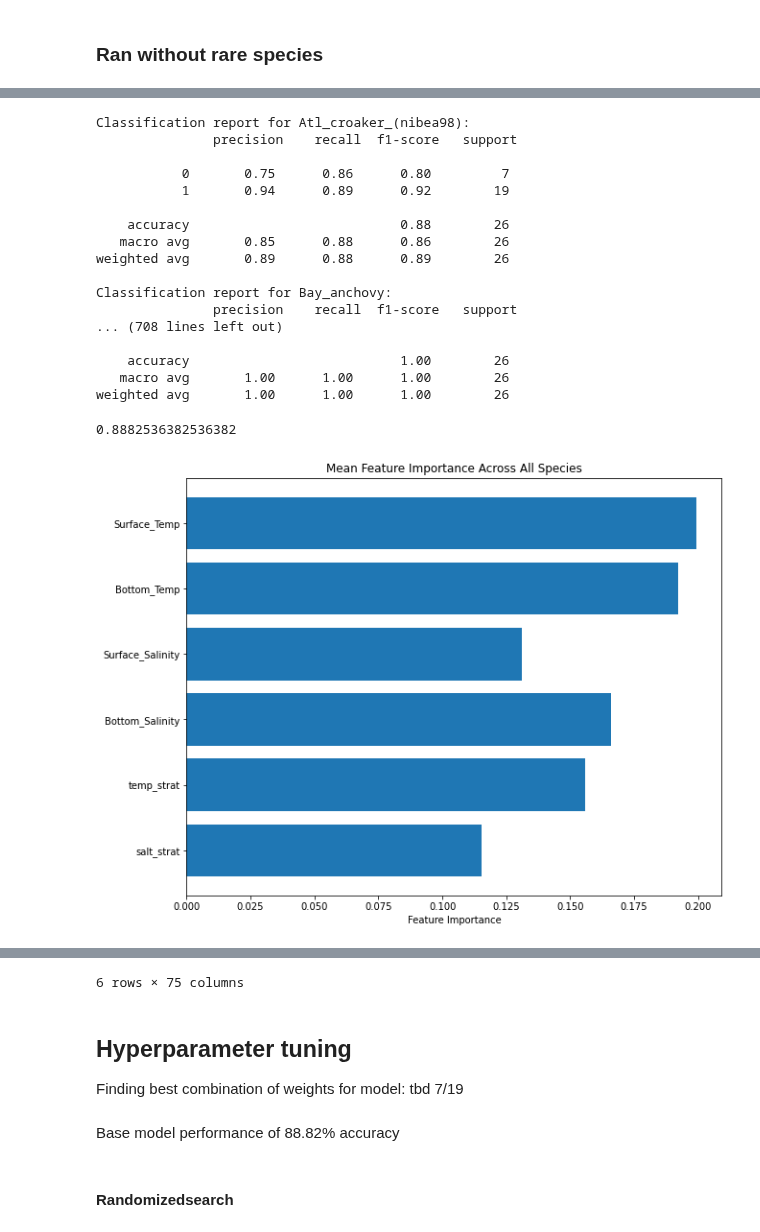
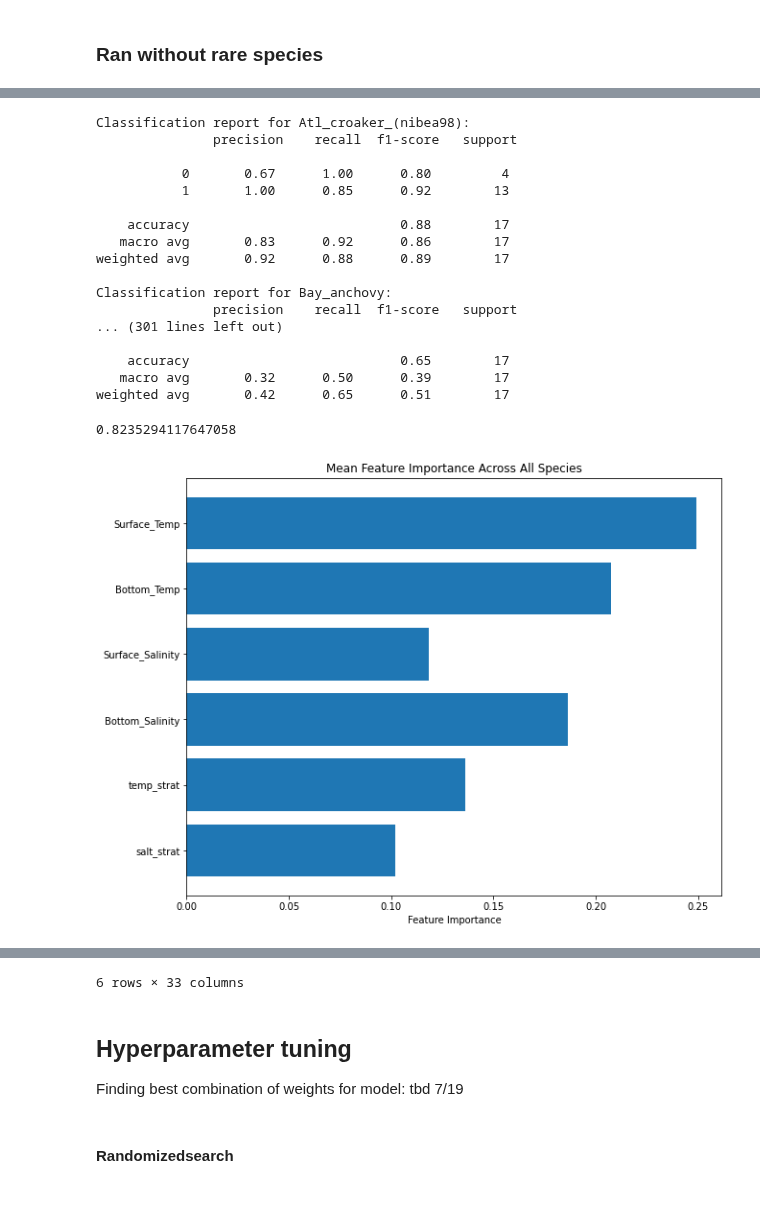
Before and after one commit to henrysun9074/fishics, a Jupyter notebook: models/q2a_joint.ipynb, the cells around one changed output, grey strips where cells are left out. Saved outputs shown, nothing was run; the diff lists cells and outputs as text; code cells hidden in the pictures; blank space fills up the shorter version.

```diff
--- a/models/q2a_joint.ipynb
+++ b/models/q2a_joint.ipynb
@@ -168,12 +168,7 @@ import numpy as np
 import warnings
 warnings.filterwarnings("ignore")
 
-# features = ml_df[['Surface_Temp','Bottom_Temp','Surface_Salinity','Bottom_Salinity','temp_strat','salt_strat']]
-
-## temp only
-# features = ml_df[['Surface_Temp']]
-## salt only
-features = ml_df[['Surface_Salinity','Bottom_Salinity','salt_strat', 'Surface_Temp','Bottom_Temp','temp_strat','date_numeric']]
+features = ml_df[['Surface_Salinity','Bottom_Salinity','salt_strat', 'Surface_Temp','Bottom_Temp','temp_strat']]
 
 labels = ml_df.loc[:,'Atl_croaker_(nibea98)':'Atl_salmon'].applymap(lambda x: 1 if x > 0 else 0)
 
@@ -284,17 +264,19 @@ filtered_ml_df
 import warnings
 warnings.filterwarnings("ignore")
 
-features = ml_df[['Surface_Temp','Bottom_Temp','Surface_Salinity','Bottom_Salinity','temp_strat','salt_strat']]
+features = filtered_ml_df[['Surface_Temp','Bottom_Temp','Surface_Salinity','Bottom_Salinity','temp_strat','salt_strat']]
 ## with date
 # features = ml_df[['Surface_Salinity','Bottom_Salinity','salt_strat', 'Surface_Temp','Bottom_Temp','temp_strat','date_numeric']]
 
-labels = ml_df.loc[:,'Atl_croaker_(nibea98)':'Atl_salmon'].applymap(lambda x: 1 if x > 0 else 0)
+labels = filtered_ml_df.loc[:,'Atl_croaker_(nibea98)':'Winter_or_Yellowtail_flounder'].applymap(lambda x: 1 if x > 0 else 0)
 
 # Split the data into training and testing sets
-X_train, X_test, y_train, y_test = train_test_split(features, labels, test_size=0.3, random_state=42)
+X_train, X_test, y_train, y_test = train_test_split(features, labels, test_size=0.2, random_state=42)
 
 # Initialize and train the multi-output Random Forest classifier
-rf_classifier = MultiOutputClassifier(RandomForestClassifier(n_estimators=100, random_state=42))
+rf_classifier = MultiOutputClassifier(RandomForestClassifier(n_estimators=100, random_state=42
+                                                            , min_samples_split=5, min_samples_leaf= 2, max_depth=None, bootstrap=True
+                                                             ))
 rf_classifier.fit(X_train, y_train)
 
 # Predict on the test set
@@ -326,40 +308,40 @@ average_accuracy
 Classification report for Atl_croaker_(nibea98):
                precision    recall  f1-score   support
 
-           0       0.75      0.86      0.80         7
-           1       0.94      0.89      0.92        19
+           0       0.67      1.00      0.80         4
+           1       1.00      0.85      0.92        13
 
-    accuracy                           0.88        26
-   macro avg       0.85      0.88      0.86        26
-weighted avg       0.89      0.88      0.89        26
+    accuracy                           0.88        17
+   macro avg       0.83      0.92      0.86        17
+weighted avg       0.92      0.88      0.89        17
 
 Classification report for Bay_anchovy:
                precision    recall  f1-score   support
-... (708 lines left out)
+... (301 lines left out)
 
-    accuracy                           1.00        26
-   macro avg       1.00      1.00      1.00        26
-weighted avg       1.00      1.00      1.00        26
+    accuracy                           0.65        17
+   macro avg       0.32      0.50      0.39        17
+weighted avg       0.42      0.65      0.51        17
-0.8882536382536382
+0.8235294117647058
 # %%
 
 feature_importance_df = pd.DataFrame() # type: ignore
 for i, species in enumerate(labels.columns):
     importances = rf_classifier.estimators_[i].feature_importances_
     feature_importance_df[species] = importances
 
 # Calculate mean feature importance across all species
 feature_importance_df['mean_importance'] = feature_importance_df.mean(axis=1)
 
 # # Plot feature importances
 plt.figure(figsize=(10, 8))
 plt.barh(features.columns, feature_importance_df['mean_importance'])
 plt.xlabel('Feature Importance')
 plt.title('Mean Feature Importance Across All Species')
 plt.gca().invert_yaxis()
 plt.show()
 importances
-feature_importance_df
+# feature_importance_df
 # %% [output]
-[figure, old version]
+[figure, new version]
 |  | Atl_croaker_(nibea98) | Bay_anchovy | Black_drum_or_Spot | Black_sea_bass | Brd_striped_anchovy | ... |
@@ -372,4 +354,4 @@ feature_importance_df
-6 rows × 75 columns
+6 rows × 33 columns
 # %% [markdown]
 ## Hyperparameter tuning
 Finding best combination of weights for model: tbd 7/19
@@ -379,8 +361,6 @@ from sklearn.model_selection import train_test_split
 import pandas as pd
 from sklearn.ensemble import RandomForestClassifier
 from sklearn.model_selection import GridSearchCV,RandomizedSearchCV
-# %% [markdown]
-Base model performance of 88.82% accuracy
 # %% [markdown]
 #### Randomizedsearch
 # %%
```
Also changed, not shown: parts of 6 cells of this notebook, 10 other files.
